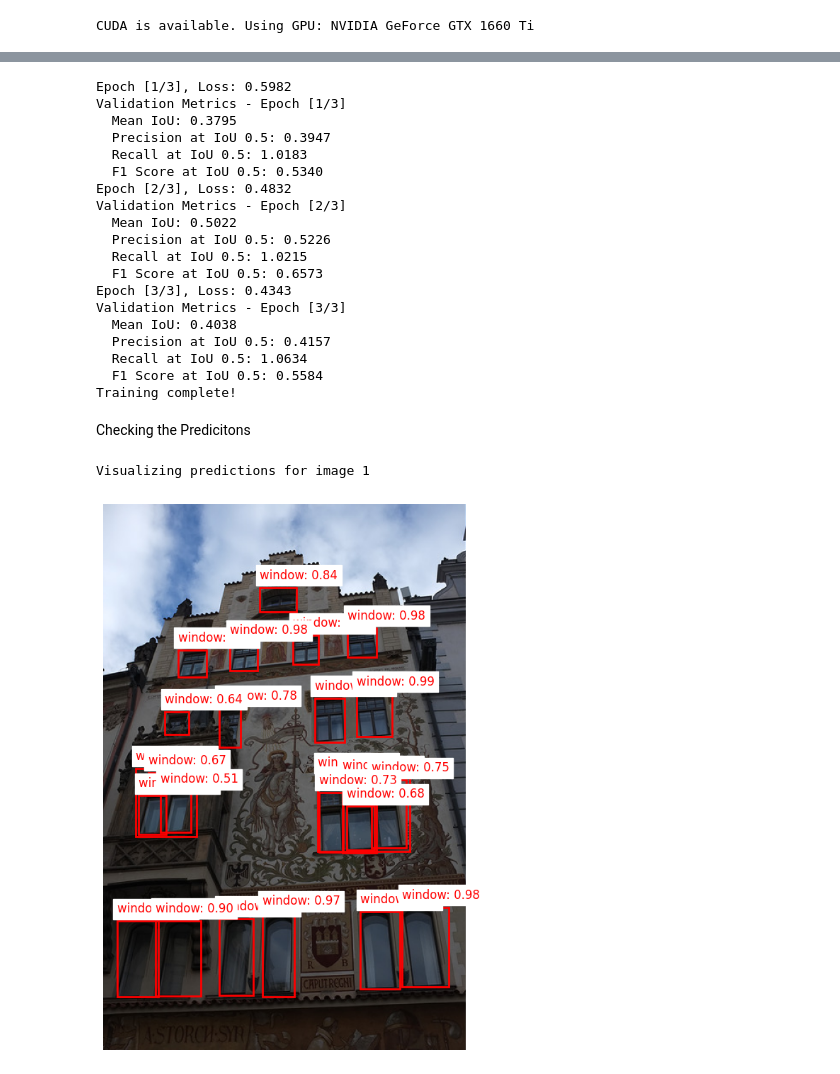
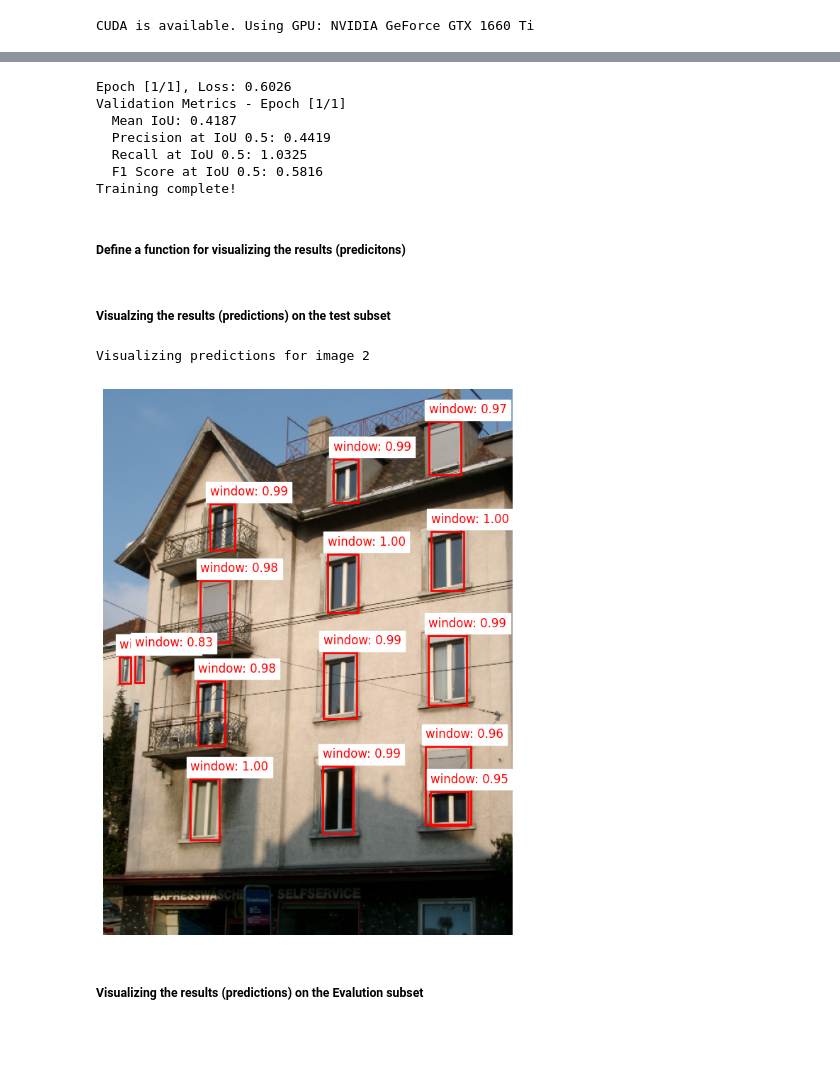
Before and after one commit to mohamadalbaaj/WWR, a Jupyter notebook: object_detection_fasterrcnn_approach.ipynb, the cells around one changed output, grey strips where cells are left out. Drawn from its saved outputs; the diff is of its cells as text; code cells hidden in the pictures; blank space fills up the shorter version.

Commit message:
uploading the results on sample of the images in both test and evalution dataset

```diff
--- a/object_detection_fasterrcnn_approach.ipynb
+++ b/object_detection_fasterrcnn_approach.ipynb
@@ -198,9 +203,4 @@ Train The Model
 # %%
-import torch.optim as optim
-import torch.nn as nn
-from torchvision.ops import box_iou
-from sklearn.metrics import precision_recall_fscore_support
-
 # Move the model to the GPU
 device = torch.device('cuda' if torch.cuda.is_available() else 'cpu')
 model = model.to(device)
@@ -209,7 +209,7 @@ model = model.to(device)
 optimizer = optim.SGD(model.parameters(), lr=0.005, momentum=0.9, weight_decay=0.0005)
 
 # Training loop
-num_epochs = 3
+num_epochs = 1
 model.train()
 for epoch in range(num_epochs):
     total_loss = 0
@@ -289,31 +289,16 @@ for epoch in range(num_epochs):
 
 print("Training complete!")
 # %% [output]
-Epoch [1/3], Loss: 0.5982
-Validation Metrics - Epoch [1/3]
-  Mean IoU: 0.3795
-  Precision at IoU 0.5: 0.3947
-  Recall at IoU 0.5: 1.0183
-  F1 Score at IoU 0.5: 0.5340
-Epoch [2/3], Loss: 0.4832
-Validation Metrics - Epoch [2/3]
-  Mean IoU: 0.5022
-  Precision at IoU 0.5: 0.5226
-  Recall at IoU 0.5: 1.0215
-  F1 Score at IoU 0.5: 0.6573
-Epoch [3/3], Loss: 0.4343
-Validation Metrics - Epoch [3/3]
-  Mean IoU: 0.4038
-  Precision at IoU 0.5: 0.4157
-  Recall at IoU 0.5: 1.0634
-  F1 Score at IoU 0.5: 0.5584
+Epoch [1/1], Loss: 0.6026
+Validation Metrics - Epoch [1/1]
+  Mean IoU: 0.4187
+  Precision at IoU 0.5: 0.4419
+  Recall at IoU 0.5: 1.0325
+  F1 Score at IoU 0.5: 0.5816
 Training complete!
+# %% [markdown]
+##### Define a function for visualizing the results (predicitons)
 # %%
-import matplotlib.pyplot as plt
-import matplotlib.patches as patches
-from PIL import Image
-import torchvision.transforms as T
-
 def visualize_predictions(predictions, image_tensor, threshold=0.5, class_names=None):
     """
     Visualizes predictions on an image.
@@ -325,7 +310,7 @@ def visualize_predictions(predictions, image_tensor, threshold=0.5, class_names=
         class_names (list): List of class names, where index corresponds to class label (optional).
     """
     # Convert the tensor to a PIL image
-    img = T.ToPILImage()(image_tensor.cpu())
+    img = transforms.ToPILImage()(image_tensor.cpu())
     plt.figure(figsize=(10, 10))
     plt.imshow(img)
     ax = plt.gca()
@@ -353,25 +338,27 @@ def visualize_predictions(predictions, image_tensor, threshold=0.5, class_names=
 
     plt.axis('off')
     plt.show()
-# %% [markdown]
-Checking the Predicitons
+# %% [markdown]
+##### Visualzing the results (predictions) on the test subset
 # %%
 model.eval()
 class_names = ["background", "window"]  # Add your class names here, with "background" as the first item
-ind = 1  # Index of the image you want to visualize
+ind = 2  # Index of the image you want to visualize
 
 with torch.no_grad():
     for batch_idx, (images, _) in enumerate(test_loader):
         images = [image.to(device) for image in images]
         predictions = model(images)
 
         # Check if the desired index is within this batch
         if ind >= batch_idx * len(images) and ind < (batch_idx + 1) * len(images):
             relative_index = ind - batch_idx * len(images)  # Relative index within the current batch
             print(f"Visualizing predictions for image {ind}")
             visualize_predictions(predictions[relative_index], images[relative_index], threshold=0.5, class_names=class_names)
             break  # Exit the loop after visualizing the desired image
 # %% [output]
-Visualizing predictions for image 1
+Visualizing predictions for image 2
-[figure, old version]
+[figure, new version]
+# %% [markdown]
+##### Visualizing the results (predictions) on the Evalution subset
 # %%
```
Also changed, not shown: parts of 16 cells of this notebook.
